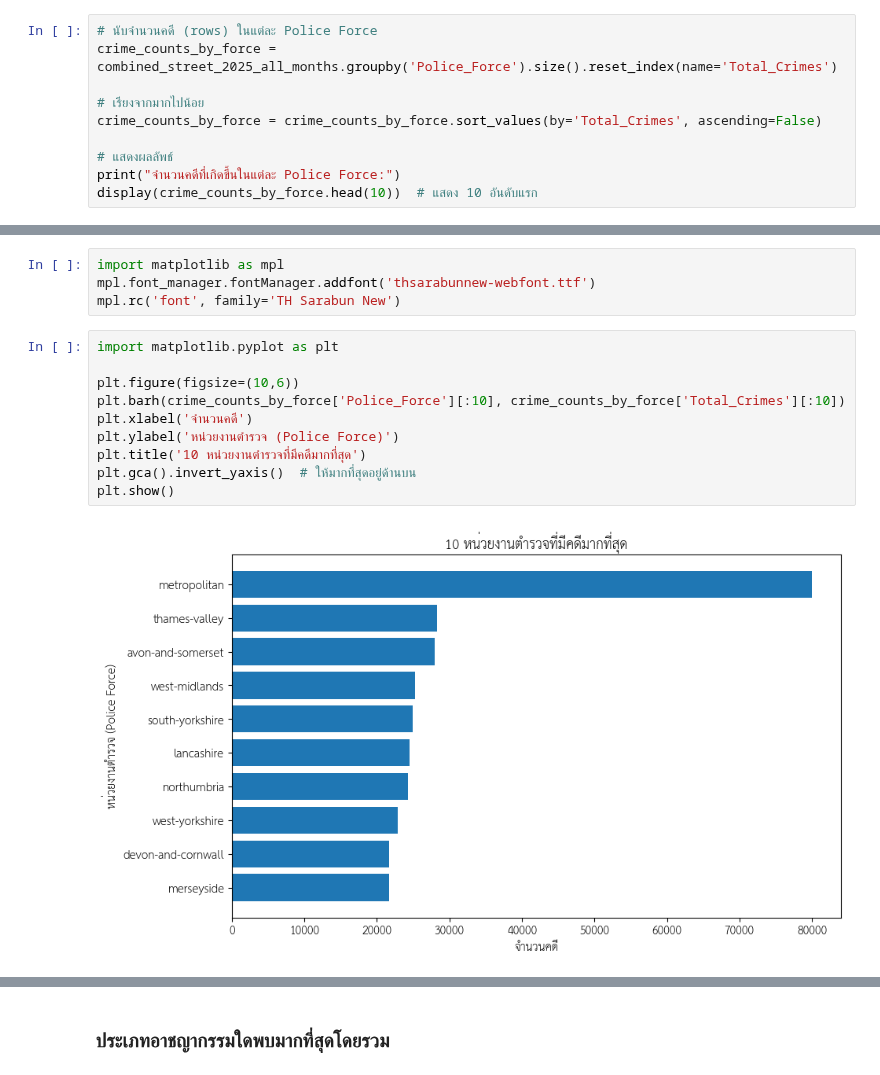
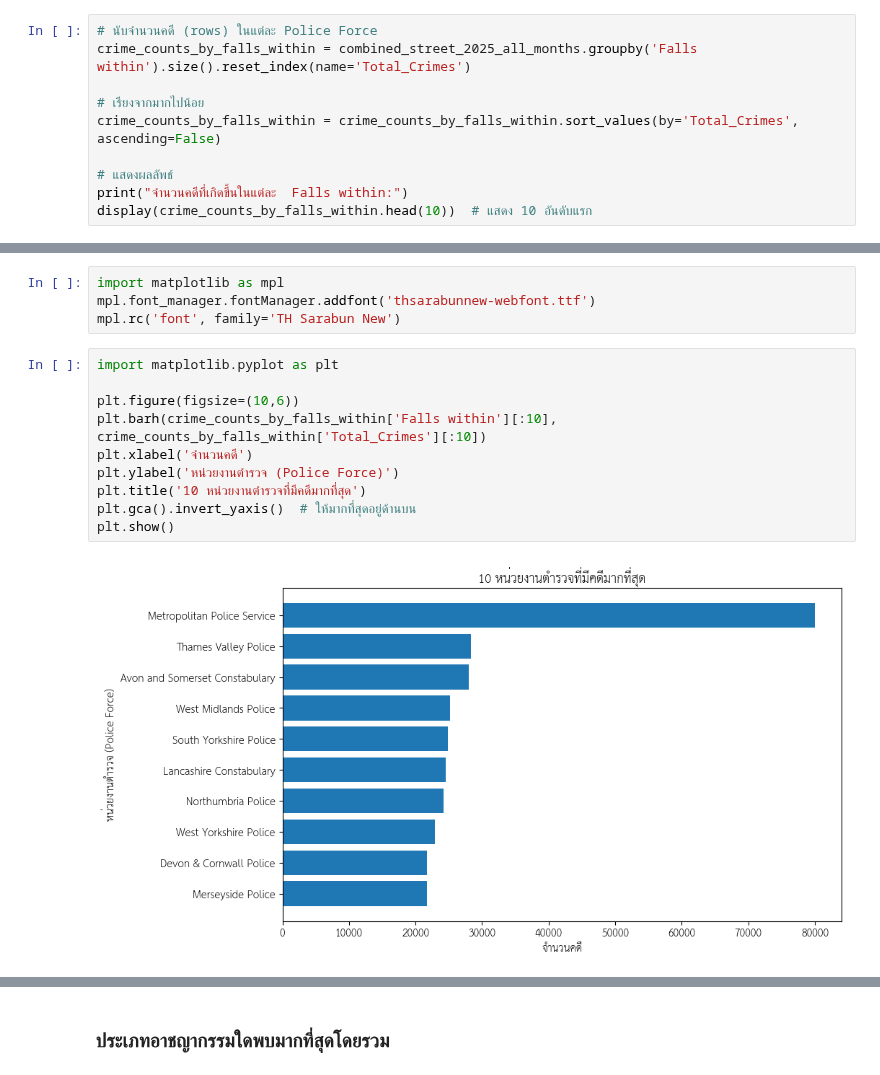
Before and after one commit to jangInw007/JENZY_Project, a Jupyter notebook: JENZY(nky)_is_perfect_project_Basicpro.ipynb, the cells around one changed output, grey strips where cells are left out. Cells and saved outputs as stored; diff of their text form.

Commit message:
Final Street

```diff
--- a/JENZY(nky)_is_perfect_project_Basicpro.ipynb
+++ b/JENZY(nky)_is_perfect_project_Basicpro.ipynb
@@ -1421,12 +1451,12 @@ Monthly Trend of Suspect Charged Proportion (All Forces Combined):
 ### หน่วยงานตำรวจ (Police Force) ใดดูแลพื้นที่ที่มีคดีมากที่สุดและคดีนั้นคืออะไร?
 # %%
 # นับจำนวนคดี (rows) ในแต่ละ Police Force
-crime_counts_by_force = combined_street_2025_all_months.groupby('Police_Force').size().reset_index(name='Total_Crimes')
+crime_counts_by_falls_within = combined_street_2025_all_months.groupby('Falls within').size().reset_index(name='Total_Crimes')
 
 # เรียงจากมากไปน้อย
-crime_counts_by_force = crime_counts_by_force.sort_values(by='Total_Crimes', ascending=False)
+crime_counts_by_falls_within = crime_counts_by_falls_within.sort_values(by='Total_Crimes', ascending=False)
 
 # แสดงผลลัพธ์
-print("จำนวนคดีที่เกิดขึ้นในแต่ละ Police Force:")
-display(crime_counts_by_force.head(10))  # แสดง 10 อันดับแรก
+print("จำนวนคดีที่เกิดขึ้นในแต่ละ  Falls within:")
+display(crime_counts_by_falls_within.head(10))  # แสดง 10 อันดับแรก
 # %% [output]
@@ -1451,14 +1481,14 @@ mpl.rc('font', family='TH Sarabun New')
 # %%
 import matplotlib.pyplot as plt
 
 plt.figure(figsize=(10,6))
-plt.barh(crime_counts_by_force['Police_Force'][:10], crime_counts_by_force['Total_Crimes'][:10])
+plt.barh(crime_counts_by_falls_within['Falls within'][:10], crime_counts_by_falls_within['Total_Crimes'][:10])
 plt.xlabel('จำนวนคดี')
 plt.ylabel('หน่วยงานตำรวจ (Police Force)')
 plt.title('10 หน่วยงานตำรวจที่มีคดีมากที่สุด')
 plt.gca().invert_yaxis()  # ให้มากที่สุดอยู่ด้านบน
 plt.show()
 # %% [output]
-[figure, old version]
+[figure, new version]
 # %%
 # ค้นหาหน่วยงานตำรวจที่มีจำนวนคดีมากที่สุด
```
Also changed, not shown: parts of 29 cells of this notebook.
